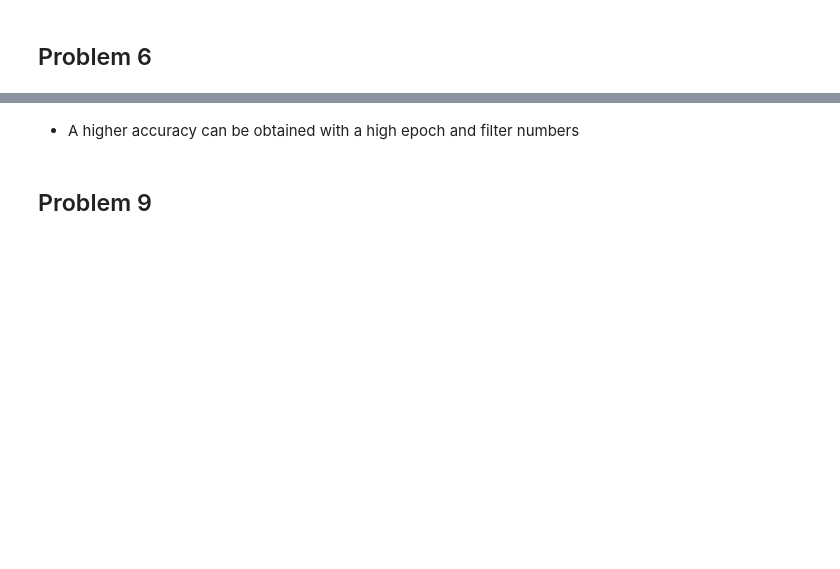
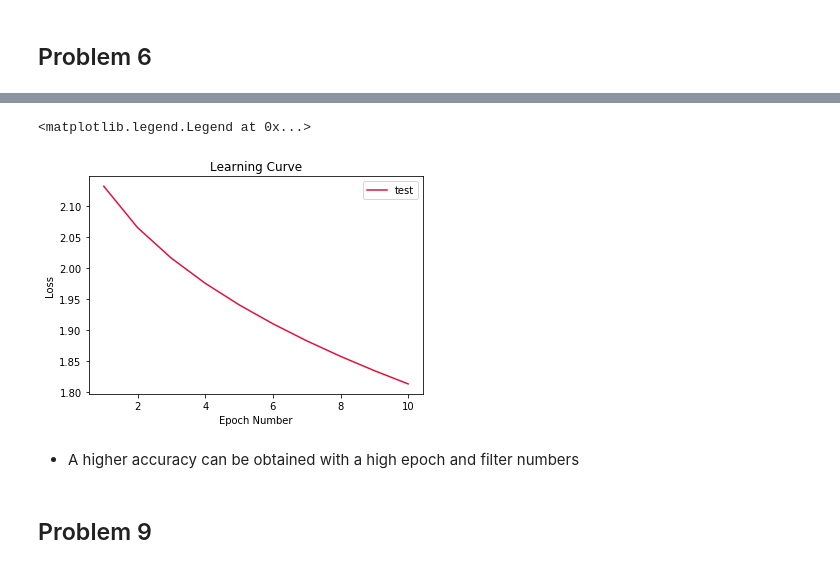
Before and after one commit to Outc94/Deep_Learning_Sprints, a Jupyter notebook: Sprint_12_CNN.ipynb, the cells around one changed output, grey strips where cells are left out. Cells and saved outputs as stored; diff of their text form; code cells hidden in the pictures; blank space fills up the shorter version.

```diff
--- a/Sprint_12_CNN.ipynb
+++ b/Sprint_12_CNN.ipynb
@@ -601,3 +671,12 @@ accuracy_score(y_val, pred)
+# %%
+plt.title('Learning Curve')
+plt.xlabel('Epoch Number')
+plt.ylabel('Loss')
+plt.plot(list(range(1, S2dCNN.epoch+1)), S2dCNN.loss_val, label='test', color='crimson')
+plt.legend()
+# %% [output]
+<matplotlib.legend.Legend at 0x...>
+[figure, added]
 # %% [markdown]
 - A higher accuracy can be obtained with a high epoch and filter numbers
 # %% [markdown]
```
Also changed, not shown: parts of 9 cells of this notebook.
